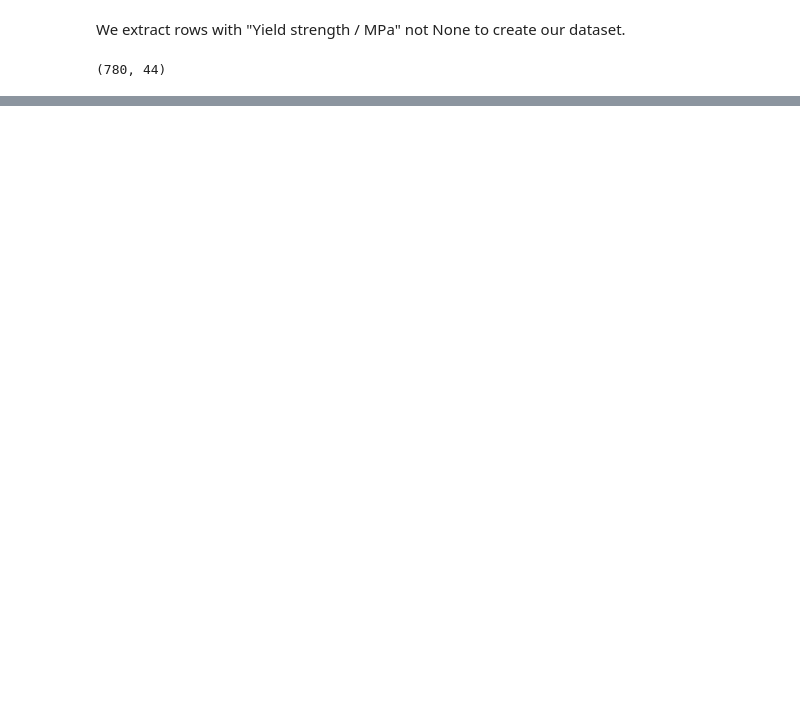
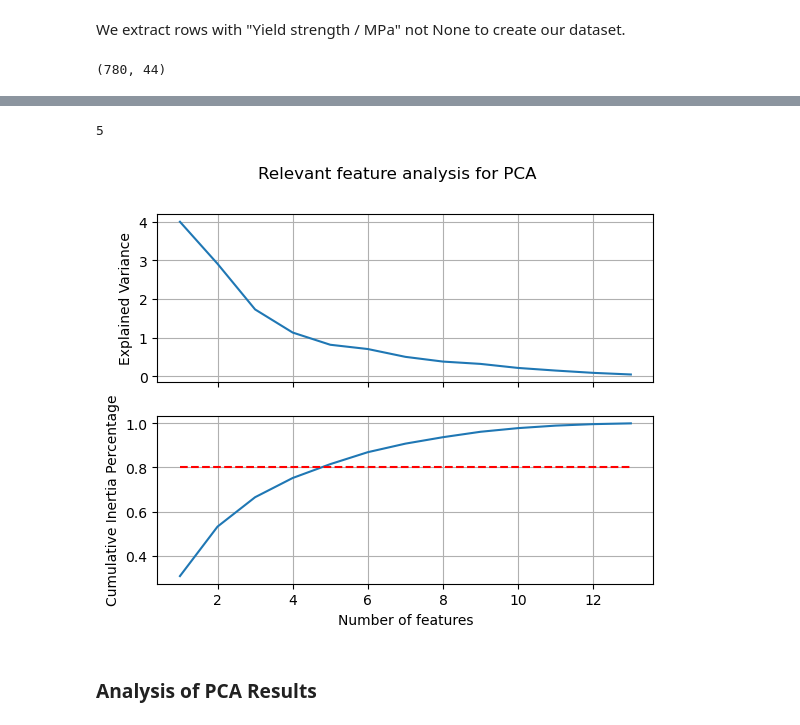
Before and after one commit to MatteoDebart/apprAuto-projet, a Jupyter notebook: preprocess.ipynb, the cells around one changed output, grey strips where cells are left out. Cells and saved outputs as stored; diff of their text form; code cells hidden in the pictures; blank space fills up the shorter version.

Commit message:
Add PCA Analysis

```diff
--- a/preprocess.ipynb
+++ b/preprocess.ipynb
@@ -369,0 +374,3 @@ df.shape
+# %%
+pca_features = list(set(relevant_features) - set(["Yield strength / MPa"]+ CATEGORICAL_COL))
+df_pca = (df1[pca_features] - df1[pca_features].mean())/df1[pca_features].std()
@@ -369,0 +390,34 @@ df.shape
+# %%
+from sklearn.decomposition import PCA
+
+pca = PCA(n_components=len(pca_features))
+df_principal_components = pca.fit_transform(df_pca)
+
+nb_relevant_features = 1
+cumsum = np.cumsum(pca.explained_variance_ratio_)
+while cumsum[nb_relevant_features-1] < 0.8:
+    nb_relevant_features += 1
+
+nb_relevant_features
+# %% [output]
+5
+# %%
+fig, axs = plt.subplots(2,1, sharex=True)
+
+axs[0].plot(list(range(1, len(pca.explained_variance_)+1)), pca.explained_variance_)
+axs[0].set_ylabel("Explained Variance")
+axs[0].grid()
+
+axs[1].plot(list(range(1, len(pca.explained_variance_)+1)), np.cumsum(pca.explained_variance_ratio_))
+axs[1].set_xlabel("Number of features")
+axs[1].set_ylabel("Cumulative Inertia Percentage")
+axs[1].plot(list(range(1, len(pca.explained_variance_)+1)), [0.8]*len(pca_features), color = "r", linestyle='dashed')
+axs[1].grid()
+
+fig.suptitle("Relevant feature analysis for PCA")
+
+plt.show()
+# %% [output]
+[figure, added]
+# %% [markdown]
+### Analysis of PCA Results
```
Also changed, not shown: parts of 18 cells of this notebook, 3 other files.
